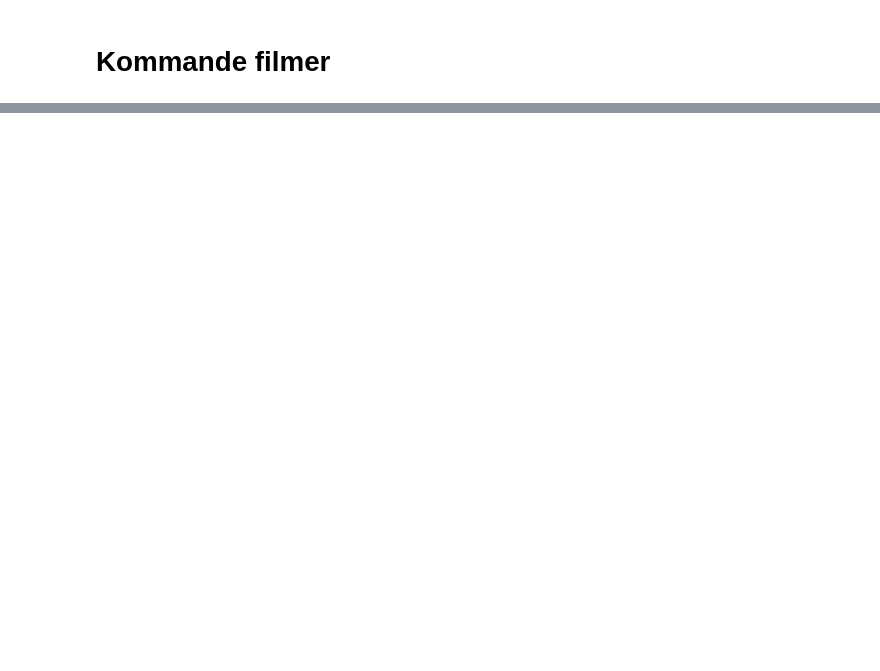
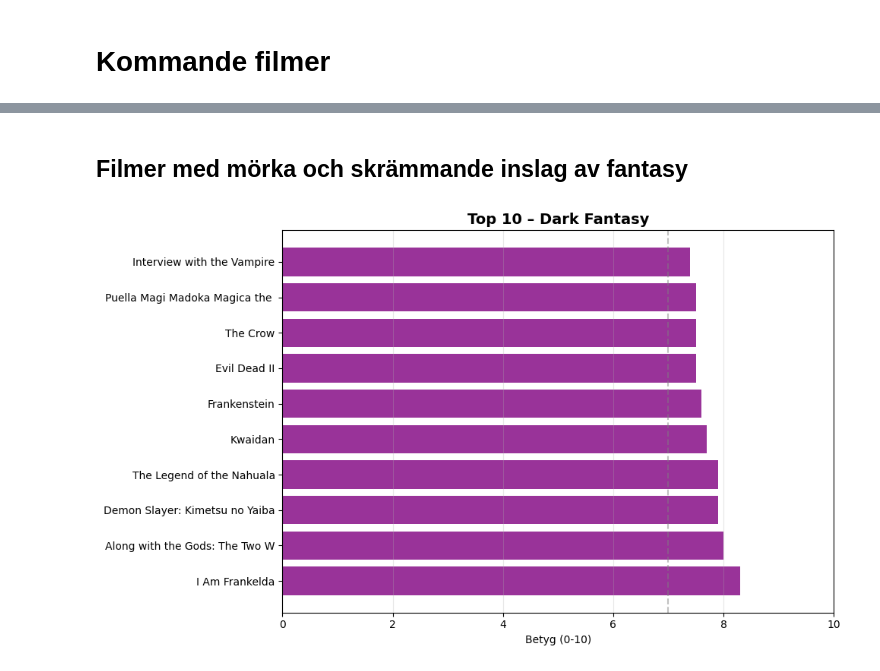
Before and after one commit to GrannyApples/Grupp7_Datavisualisering_DE_UX, a Jupyter notebook: notebooks/eda_abdulrahman.ipynb, the cells around one changed output, grey strips where cells are left out. Cells and saved outputs as stored; diff of their text form; code cells hidden in the pictures; blank space fills up the shorter version.

```diff
--- a/notebooks/eda_abdulrahman.ipynb
+++ b/notebooks/eda_abdulrahman.ipynb
@@ -308,0 +402,15 @@ Passing `palette` without assigning `hue` is deprecated and will be removed in v
+# %% [markdown]
+## Filmer med mörka och skrämmande inslag av fantasy
+# %%
+top10 = df[df['category'] == 'Dark Fantasy'].nlargest(10, 'rating')
+plt.figure(figsize=(10, 6))
+plt.barh(top10['title'].str[:30], top10['rating'], color='purple', alpha=0.8)
+plt.xlim(0, 10)
+plt.axvline(x=7, color='gray', linestyle='--', alpha=0.5)
+plt.title('Top 10 – Dark Fantasy', fontsize=14, fontweight='bold')
+plt.xlabel('Betyg (0-10)')
+plt.grid(axis='x', alpha=0.3)
+plt.tight_layout()
+plt.show()
+# %% [output]
+[figure, added]
```
Also changed, not shown: parts of 36 cells of this notebook, 3 other files.
